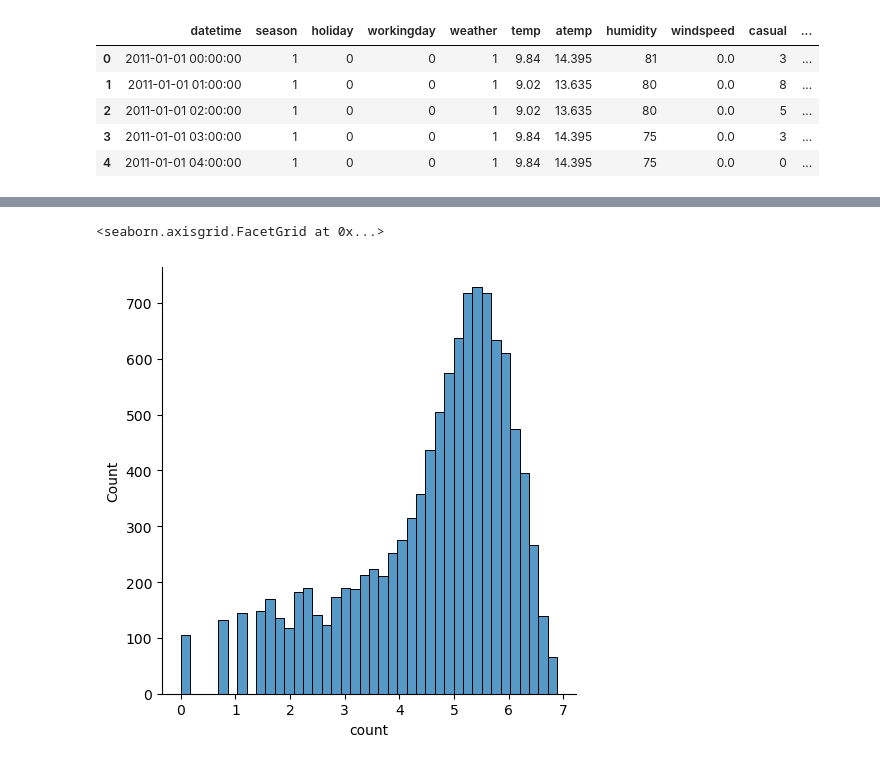
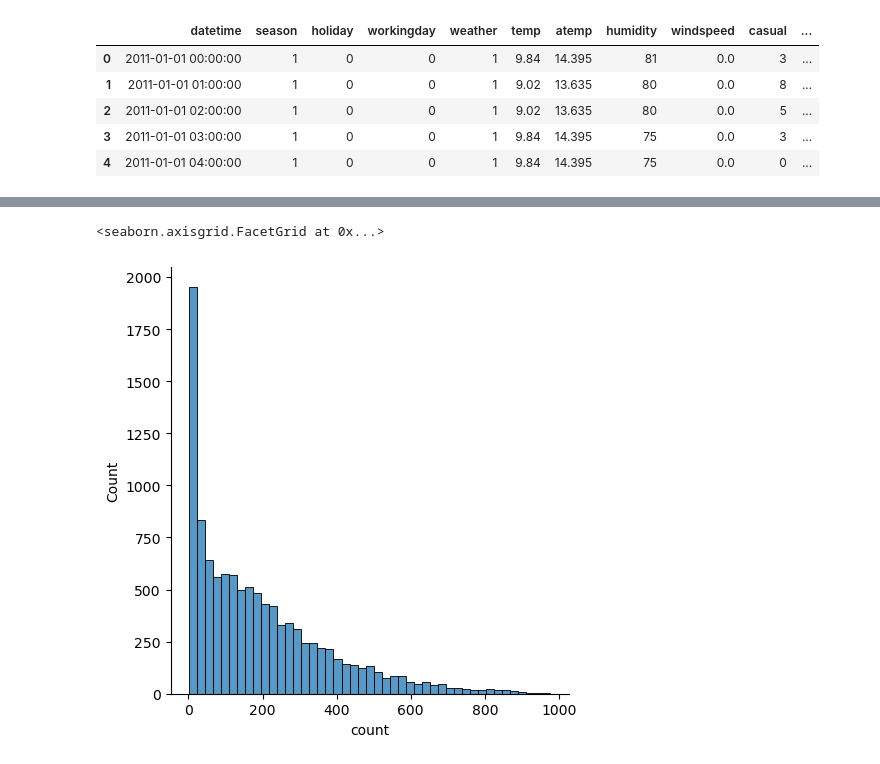
Before and after one commit to bongjooncha/kaggle_study, a Jupyter notebook: ch6/pr2/data_ana.ipynb, the cells around one changed output, grey strips where cells are left out. Saved outputs shown, nothing was run; the diff lists cells and outputs as text; code cells hidden in the pictures.

```diff
--- a/ch6/pr2/data_ana.ipynb
+++ b/ch6/pr2/data_ana.ipynb
@@ -35,12 +76,12 @@ train['datetime'][1],pd.to_datetime(train['datetime'][1]),pd.to_datetime(train['
 # %%
-train['date'] = pd.to_datetime(train['datetime'])
+train['datetime'] = pd.to_datetime(train['datetime'])
 
-train['year'] = train['date'].dt.year
-train['month'] = train['date'].dt.month
-train['day'] = train['date'].dt.day
-train['hour'] = train['date'].dt.hour
-train['minute'] = train['date'].dt.minute
-train['second'] = train['date'].dt.second
-
-train[['datetime', 'date','day']].head()
+train['year'] = train['datetime'].dt.year
+train['month'] = train['datetime'].dt.month
+train['day'] = train['datetime'].dt.day
+train['hour'] = train['datetime'].dt.hour
+train['minute'] = train['datetime'].dt.minute
+train['second'] = train['datetime'].dt.second
+train['weekday'] = train['datetime'].dt.weekday
+train.head()
 # %% [output]
@@ -58,10 +94,6 @@ array([ 1,  2,  3,  4,  5,  6,  7,  8,  9, 10, 11, 12, 13, 14, 15, 16, 17,
 # %%
 import calendar
-
-train['weekday']=train['date'].apply(
-    lambda dateString:
-    calendar.day_name[dateString.weekday()]
-)
+train['weekday'] = train['datetime'].apply(lambda date:calendar.day_name[date.weekday()])
 train.head()
 # %% [output]
 |  | datetime | season | holiday | workingday | weather | temp | atemp | humidity | windspeed | casual | ... |
@@ -77,9 +105,14 @@ train['season'].unique(), train['weather'].unique()
 # %%
 train['season'] = train['season'].map({
-    1: 'Spring', 2: 'Summer', 3: 'Fall', 4: 'Winter'
+    1:'Spring',
+    2: 'Summer',
+    3: 'Fall',
+    4: 'Winter'
 })
 
 train['weather'] = train['weather'].map({
-    1: 'Clear', 2:'Mist, Few clouds', 3:'Light Snow, Rain, Thunderstom, Heavy Rain, Thunderstrom, Snow, Fog'
+    1: 'Clear',
+    2: 'Mist, Few clouds',
+    3: 'Light Snow, Rain, Thunderstom',
+    4: 'Heavy Rain, Thunderstorm, Snow, Fog'
 })
-train[["season","weather"]].head()
@@ -101,9 +122,8 @@ import matplotlib as mpl
 import matplotlib.pyplot as plt
 %matplotlib inline
 # %%
-mpl.rc('font', size= 10)
-# sns.displot(train['count'])
-sns.displot(np.log(train['count']))
+mpl.rc('font',size = 10)
+sns.displot(train['count'])
 # %% [output]
 <seaborn.axisgrid.FacetGrid at 0x...>
-[figure, old version]
+[figure, new version]
```
Also changed, not shown: parts of 16 cells of this notebook, 5 other files.
